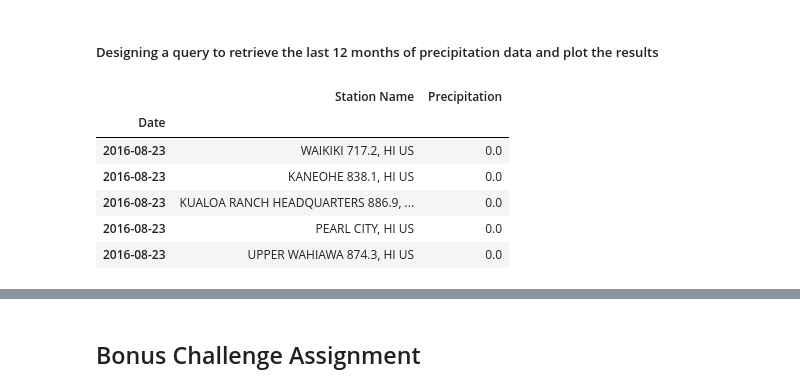
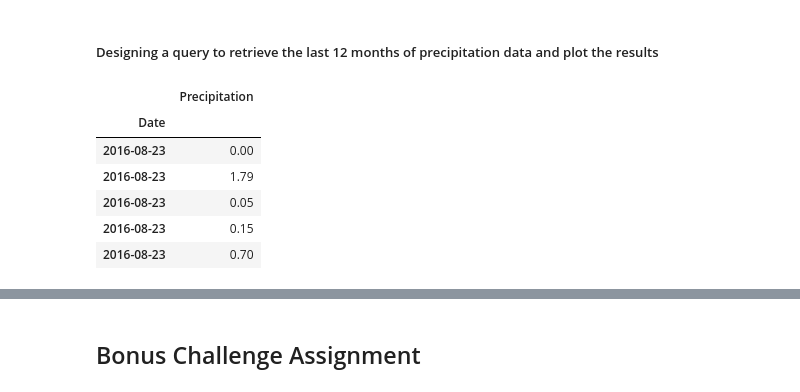
Before and after one commit to Levirdz/sqlalchemy-challenge, a Jupyter notebook: climate_analysis.ipynb, the cells around one changed output, grey strips where cells are left out. Drawn from its saved outputs; the diff is of its cells as text; code cells hidden in the pictures.

```diff
--- a/climate_analysis.ipynb
+++ b/climate_analysis.ipynb
@@ -77,27 +77,25 @@ last_date_converted = (dt.datetime.strptime(last_date, "%Y-%m-%d")).date()
 year_ago = last_date_converted - dt.timedelta(days = 365)
 # %%
 # Performing a query to retrieve the date and precipitation scores
-prcp = session.query(Station.name, Measurement.date, Measurement.prcp).\
+prcp = session.query(Measurement.date, Measurement.prcp).\
     filter(Measurement.date >= year_ago).\
-    filter(Measurement.date <= last_date).all()
+    filter(Measurement.date <= last_date).\
+    filter(Measurement.station == Station.station).all()
 # %%
-# Saving the query results as a Pandas DataFrame and set the index to the date column
-prcp_df = pd.DataFrame(prcp, columns = ["Station Name", "Date", "Precipitation"])
+# Saving the query results as a Pandas DataFrame, setting the index to the date column and sorting by date
+prcp_df = pd.DataFrame(prcp, columns = ["Date", "Precipitation"]).sort_values("Date")
 prcp_df.set_index("Date", inplace = True)
 
 # Droping null values
 prcp_df.dropna(axis = 0, how = "any", inplace = True)
 
-# Sorting the dataframe by date
-prcp_df.sort_values("Date")
-
 # Printing final df
 prcp_df.head()
 # %% [output]
-|  | Station Name | Precipitation |
-| Date |  |  |
-| 2016-08-23 | WAIKIKI 717.2, HI US | 0.0 |
-| 2016-08-23 | KANEOHE 838.1, HI US | 0.0 |
-| 2016-08-23 | KUALOA RANCH HEADQUARTERS 886.9, ... | 0.0 |
-| 2016-08-23 | PEARL CITY, HI US | 0.0 |
-| 2016-08-23 | UPPER WAHIAWA 874.3, HI US | 0.0 |
+|  | Precipitation |
+| Date |  |
+| 2016-08-23 | 0.00 |
+| 2016-08-23 | 1.79 |
+| 2016-08-23 | 0.05 |
+| 2016-08-23 | 0.15 |
+| 2016-08-23 | 0.70 |
```
Also changed, not shown: parts of 9 cells of this notebook.
